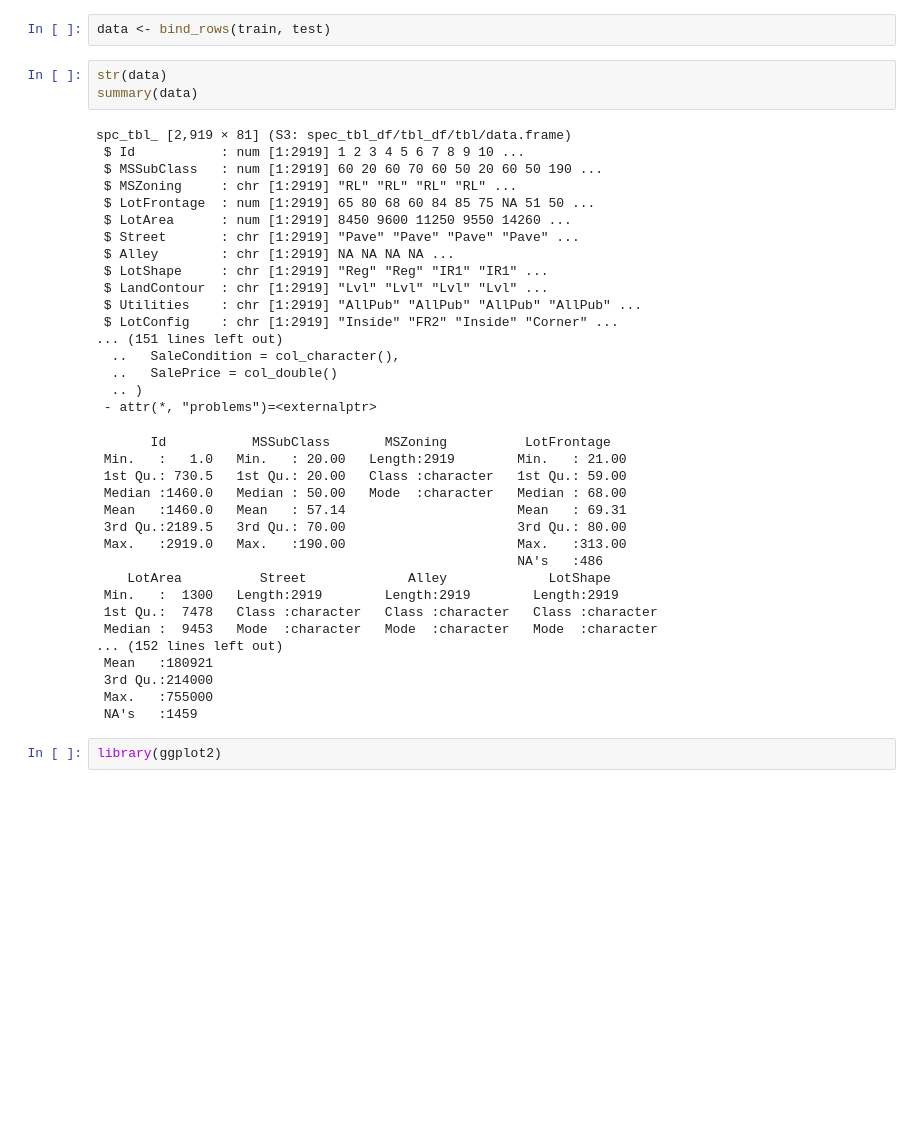
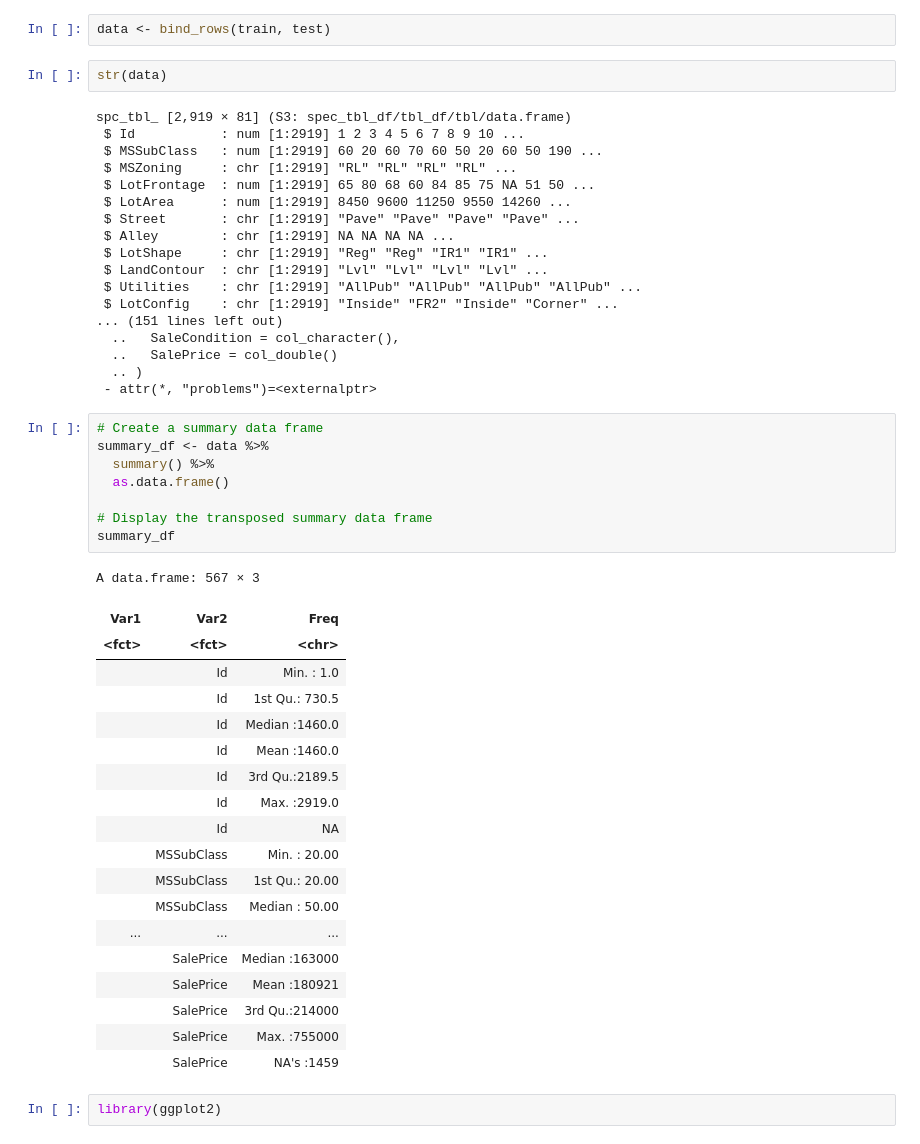
Before and after one commit to wmduggan41/housing_forecast, a Jupyter notebook: house_prices.ipynb, the cells around one changed output. Cells and saved outputs as stored; diff of their text form; blank space fills up the shorter version.

```diff
--- a/house_prices.ipynb
+++ b/house_prices.ipynb
@@ -24,7 +24,6 @@ dbl (37): Id, MSSubClass, LotFrontage, LotArea, OverallQual, OverallCond, Ye...
 data <- bind_rows(train, test)
 # %%
 str(data)
-summary(data)
 # %% [output]
 spc_tbl_ [2,919 × 81] (S3: spec_tbl_df/tbl_df/tbl/data.frame)
  $ Id           : num [1:2919] 1 2 3 4 5 6 7 8 9 10 ...
@@ -43,23 +42,34 @@ spc_tbl_ [2,919 × 81] (S3: spec_tbl_df/tbl_df/tbl/data.frame)
   ..   SalePrice = col_double()
   .. )
  - attr(*, "problems")=<externalptr>
-       Id           MSSubClass       MSZoning          LotFrontage
- Min.   :   1.0   Min.   : 20.00   Length:2919        Min.   : 21.00
- 1st Qu.: 730.5   1st Qu.: 20.00   Class :character   1st Qu.: 59.00
- Median :1460.0   Median : 50.00   Mode  :character   Median : 68.00
- Mean   :1460.0   Mean   : 57.14                      Mean   : 69.31
- 3rd Qu.:2189.5   3rd Qu.: 70.00                      3rd Qu.: 80.00
- Max.   :2919.0   Max.   :190.00                      Max.   :313.00
-                                                      NA's   :486
-    LotArea          Street             Alley             LotShape
- Min.   :  1300   Length:2919        Length:2919        Length:2919
- 1st Qu.:  7478   Class :character   Class :character   Class :character
- Median :  9453   Mode  :character   Mode  :character   Mode  :character
-... (152 lines left out)
- Mean   :180921
- 3rd Qu.:214000
- Max.   :755000
- NA's   :1459
+# %%
+# Create a summary data frame
+summary_df <- data %>%
+  summary() %>%
+  as.data.frame()
+
+# Display the transposed summary data frame
+summary_df
+# %% [output]
+A data.frame: 567 × 3
+| Var1 | Var2 | Freq |
+| <fct> | <fct> | <chr> |
+|  | Id | Min. : 1.0 |
+|  | Id | 1st Qu.: 730.5 |
+|  | Id | Median :1460.0 |
+|  | Id | Mean :1460.0 |
+|  | Id | 3rd Qu.:2189.5 |
+|  | Id | Max. :2919.0 |
+|  | Id | NA |
+|  | MSSubClass | Min. : 20.00 |
+|  | MSSubClass | 1st Qu.: 20.00 |
+|  | MSSubClass | Median : 50.00 |
+| ... | ... | ... |
+|  | SalePrice | Median :163000 |
+|  | SalePrice | Mean :180921 |
+|  | SalePrice | 3rd Qu.:214000 |
+|  | SalePrice | Max. :755000 |
+|  | SalePrice | NA's :1459 |
 # %%
 library(ggplot2)
 # %%
```
Also changed, not shown: parts of 3 cells of this notebook.
